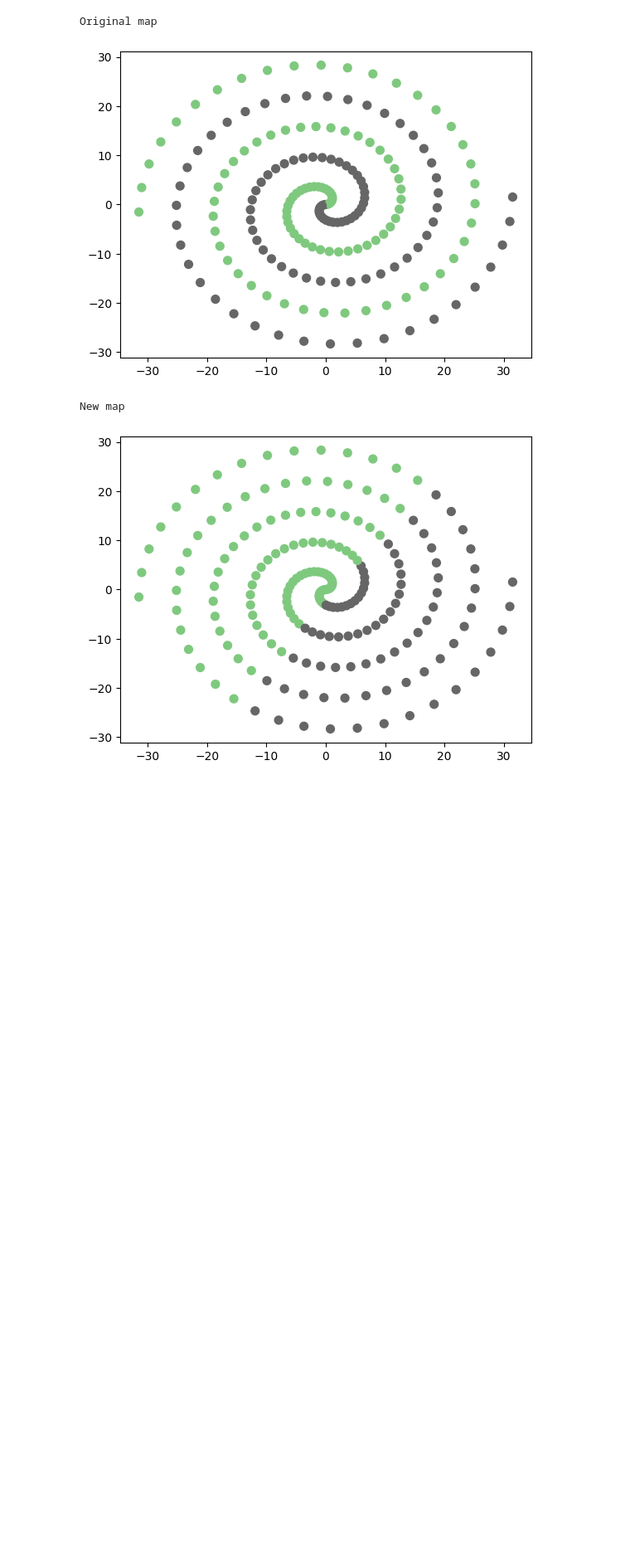
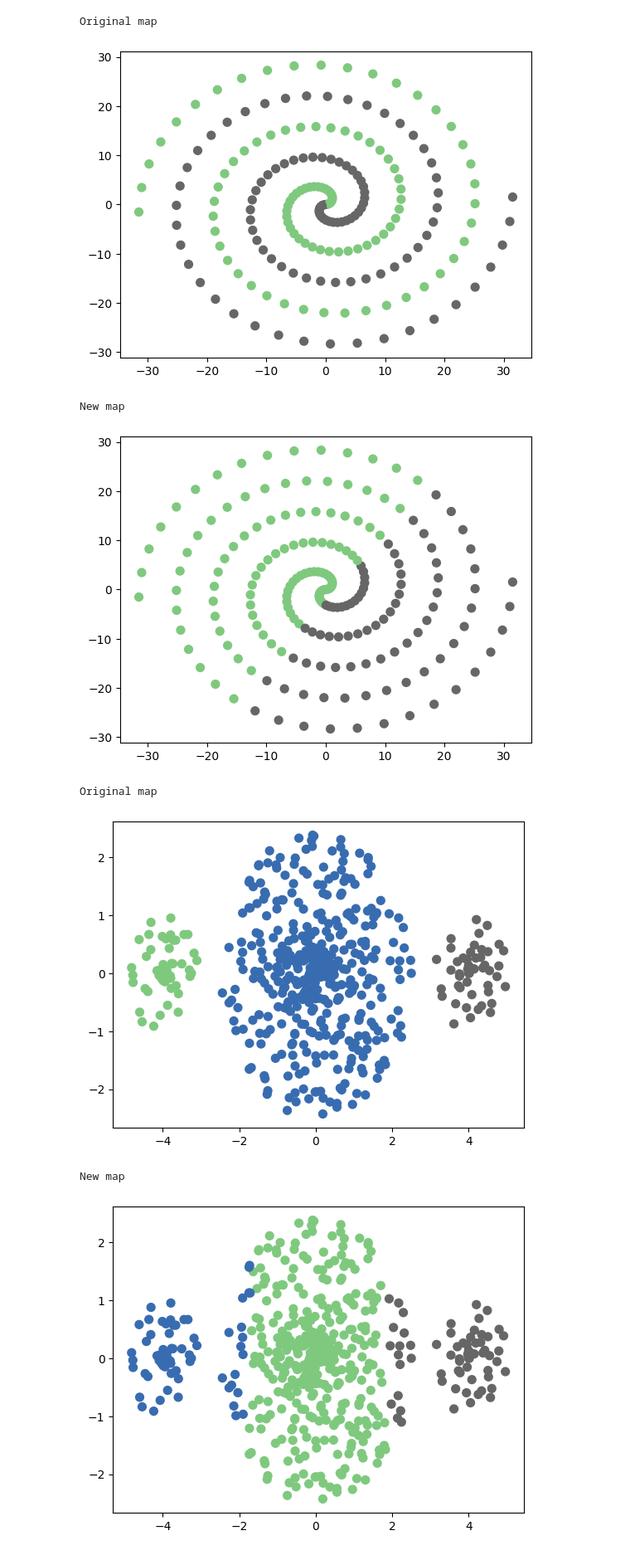
Before and after one commit to sophiastmn/ML_Labs, a Jupyter notebook: KMeansLab.ipynb, the cells around one changed output. Shown at 83% size. Saved outputs shown, nothing was run; the diff lists cells and outputs as text; code cells hidden in the pictures; blank space fills up the shorter version.

```diff
--- a/KMeansLab.ipynb
+++ b/KMeansLab.ipynb
@@ -146,0 +79,57 @@ if __name__ == "__main__":
+# %%
+########################### Problem #2 ############################
+#imports
+from sklearn.cluster import KMeans;
+import matplotlib.pyplot as plot;
+import random;
+import math;
+import numpy as np;
+
+#global variables
+seed = 1880333;
+
+def main():
+  #make the second complicated cluster
+  print("Original map");
+  x2, y2 = makeUniqueBlobs(400, 50);
+  plot.scatter([i[0] for i in x2], [i[1] for i in x2], c=y2, s=50, cmap="Accent");
+  plot.show();
+  plot.cla();
+  kmeansSpirals = KMeans(n_clusters = 3, init = np.array([[0.5, 0.5], [-7, 2], [7,-2]]), random_state = seed).fit_predict(x2);
+  print("New map");
+  plot.scatter([i[0] for i in x2], [i[1] for i in x2], c=kmeansSpirals, s=50, cmap="Accent");
+
+def makeUniqueBlobs(numPointsBig, numPointsSmall):
+  centers = [-4, 0, 4];
+  random.seed(1880333);
+  x = [];
+  y = [];
+  for i in range(numPointsSmall):
+    r = random.random();
+    t = i/(2*math.pi);
+    #add to the first circle
+    x.append([r*math.cos(t)+centers[0], r*math.sin(t)]);
+    y.append([0]);
+
+    #add to the second circle
+    r = random.random();
+    x.append([r*math.cos(t) + centers[2], r*math.sin(t)]);
+    y.append([2]);
+
+  for i in range(numPointsBig):
+    r = random.random() * 2.5;
+    t = i/(2*math.pi);
+    #add to the middle circle
+    x.append([r*math.cos(t) + centers[1], r*math.sin(t)]);
+    y.append([1]);
+  return x, y;
+
+  return x, y;
+
+if __name__ == "__main__":
+  main();
+# %% [output]
+Original map
+[figure, added]
+New map
+[figure, added]
```
Also changed, not shown: parts of 3 cells of this notebook.
